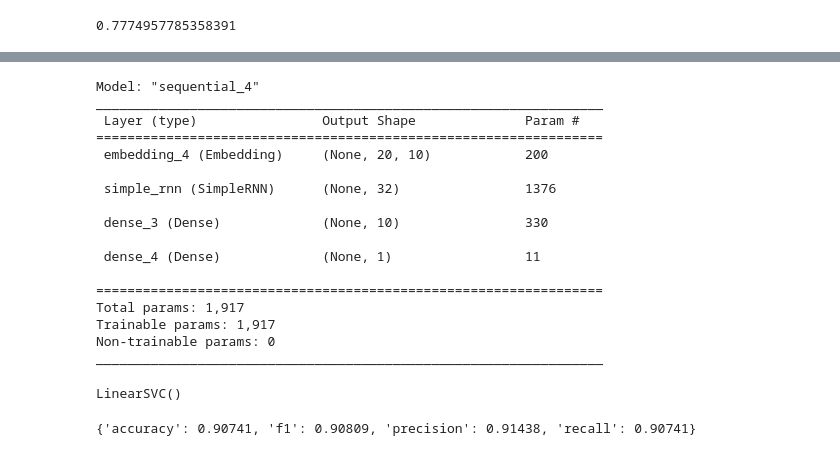
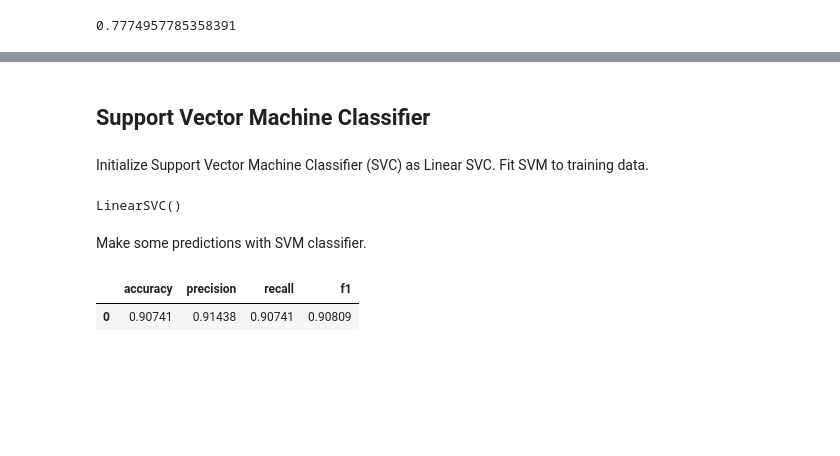
Before and after one commit to mehdimerbah/CompDrugDiscovery, a Jupyter notebook: models/ClassificationModel.ipynb, the cells around one changed output, grey strips where cells are left out. Saved outputs shown, nothing was run; the diff lists cells and outputs as text; code cells hidden in the pictures; blank space fills up the shorter version.

```diff
--- a/models/ClassificationModel.ipynb
+++ b/models/ClassificationModel.ipynb
@@ -124,35 +89,0 @@ _________________________________________________________________
-# %%
-## testing
-
-RNN_model = Sequential([
-    Embedding(20, 10, input_length=20),
-    SimpleRNN(32),
-    Dense(10, activation='relu'),
-    Dense(1, activation='sigmoid')
-])
-RNN_model.summary()
-# %% [output]
-Model: "sequential_4"
-_________________________________________________________________
- Layer (type)                Output Shape              Param #
-=================================================================
- embedding_4 (Embedding)     (None, 20, 10)            200
-
- simple_rnn (SimpleRNN)      (None, 32)                1376
-
- dense_3 (Dense)             (None, 10)                330
-
- dense_4 (Dense)             (None, 1)                 11
-
-=================================================================
-Total params: 1,917
-Trainable params: 1,917
-Non-trainable params: 0
-_________________________________________________________________
-# %%
-from sklearn.svm import SVC, LinearSVC
-
-clf = LinearSVC()
-clf.fit(X_training_set, y_training_set)
-# %% [output]
-LinearSVC()
@@ -161,4 +90,19 @@ y_SVM_pred = clf.predict(X_validation_set)
-# %%
-get_metrics(y_SVM_pred, y_validation_set)
-# %% [output]
-{'accuracy': 0.90741, 'f1': 0.90809, 'precision': 0.91438, 'recall': 0.90741}
+# %% [markdown]
+## Support Vector Machine Classifier
+# %% [markdown]
+Initialize Support Vector Machine Classifier (SVC) as Linear SVC.
+Fit SVM to training data.
+# %%
+SVM_classifier = LinearSVC()
+SVM_classifier.fit(X_training_set, y_training_set)
+# %% [output]
+LinearSVC()
+# %% [markdown]
+Make some predictions with SVM classifier.
+# %%
+y_SVM_pred = SVM_classifier.predict(X_validation_set)
+SVM_metrics = pd.DataFrame([get_metrics(y_SVM_pred, y_validation_set)])
+SVM_metrics
+# %% [output]
+|  | accuracy | precision | recall | f1 |
+| 0 | 0.90741 | 0.91438 | 0.90741 | 0.90809 |
```
Also changed, not shown: parts of 13 cells of this notebook.
